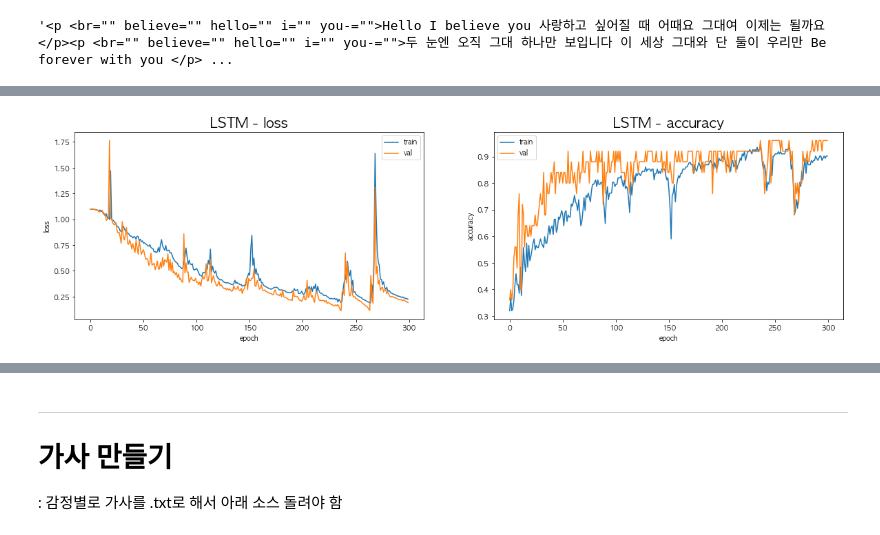
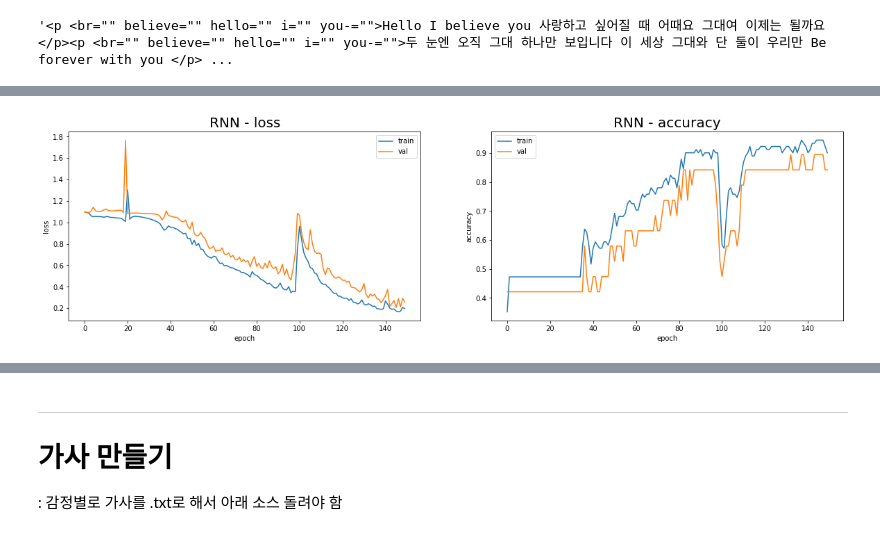
Before and after one commit to python-project-3Joe/python, a Jupyter notebook: Note/LSTM/lstm_emotion_wyj.ipynb, the cells around one changed output, grey strips where cells are left out. Drawn from its saved outputs; the diff is of its cells as text; code cells hidden in the pictures.

```diff
--- a/Note/LSTM/lstm_emotion_wyj.ipynb
+++ b/Note/LSTM/lstm_emotion_wyj.ipynb
@@ -389,6 +388,6 @@ len(test1)
 # 문장마다 단어 갯수가 다르므로 sequence padding을 넣어서 문장의 길이 동일하게 만들기
 # 이거하려고 위에서 단어갯수 체크한거임
 
-padding_paragraphs_encoding = keras.preprocessing.sequence.pad_sequences(test1, maxlen=550, padding='pre')
+padding_paragraphs_encoding = keras.preprocessing.sequence.pad_sequences(test1, maxlen=650, padding='pre')
 padding_paragraphs_encoding
 # %% [output]
@@ -425,5 +411,5 @@ len(categories[161:210])
 # %%
-categories = categories[0:51] +categories[81:132] + categories[161:212]
+categories = categories[0:34] + categories[40:79] + categories[64:105]
 # %%
 len(categories)
 # %% [output]
@@ -473,7 +459,7 @@ trainData, valData, trainTarget, valTarget = train_test_split(
 # %%
 model = keras.Sequential()
 # 문맥 생성 단계
-model.add(keras.layers.Embedding(vocab_size,5,input_length=max_length,input_shape=(550,)))
+model.add(keras.layers.Embedding(vocab_size,5,input_length=max_length,input_shape=(650,)))
 # one hot encoding 만드는 애
 # Embedding(중복 없는 전체 단어 갯수,index,가장 간 문장의 단어 갯수 )
 # 임베딩 레이어는 인덱스를 받아 5차원 벡터의 임베딩을 출력합니다.
@@ -482,6 +468,7 @@ model.add(keras.layers.LSTM(128))
 # 분류 단계
 model.add(keras.layers.Dense(64,activation='relu'))
 model.add(keras.layers.Dense(32,activation='relu'))
+model.add(keras.layers.Dense(16,activation='relu'))
 model.add(keras.layers.Dense(3,activation='softmax'))
 # %%
 model.compile(loss='categorical_crossentropy',optimizer='adam',metrics='accuracy')
@@ -528,16 +513,11 @@ Trainable params: 118,858
 Non-trainable params: 0
 _________________________________________________________________
 # %%
-# checkpoint_cb = keras.callbacks.ModelCheckpoint("../../Data/best-lstm-model.h5")
-# early_stopping_cb = keras.callbacks.EarlyStopping(
-#     patience=20,
-#     restore_best_weights= True
-# )
 history = model.fit(
     train_x,
     train_y,
-    epochs=300,
-    #batch_size=64, # mini batch 경사 하강법
+    epochs=150,
+    # batch_size=64, # mini batch 경사 하강법
     validation_data = (val_x, val_y),
     # callbacks = [checkpoint_cb, early_stopping_cb]
 )
@@ -571,30 +548,30 @@ val_accuracy : 0.8482666662335396
 # %%
 # 시각화 해보기
 import matplotlib.pyplot as plt
 fig = plt.figure(figsize=(20, 5))
 ax1 = fig.add_subplot(1,2,1) # 1행 2열의 첫번째다.
 ax2 = fig.add_subplot(1,2,2) # 1행 2열의 두번째다.
 
 ax1.plot(history.history['loss'])
 ax1.plot(history.history['val_loss'])
 ax2.plot(history.history['accuracy'])
 ax2.plot(history.history['val_accuracy'])
 
 ax1.set_xlabel('epoch')
 ax2.set_xlabel('epoch')
 
 ax1.set_ylabel('loss')
 ax2.set_ylabel('accuracy')
 
 ax1.legend(['train','val'])
 ax2.legend(['train','val'])
 
 
-ax1.set_title("LSTM - loss", size=20)
-ax2.set_title("LSTM - accuracy", size=20)
+ax1.set_title("RNN - loss", size=20)
+ax2.set_title("RNN - accuracy", size=20)
 plt.show()
 # %% [output]
-[figure, old version]
+[figure, new version]
 # %%
 test_result = []
 test_result.append(model.predict(test_input))
```
Also changed, not shown: parts of 67 cells of this notebook, 1 other file.
